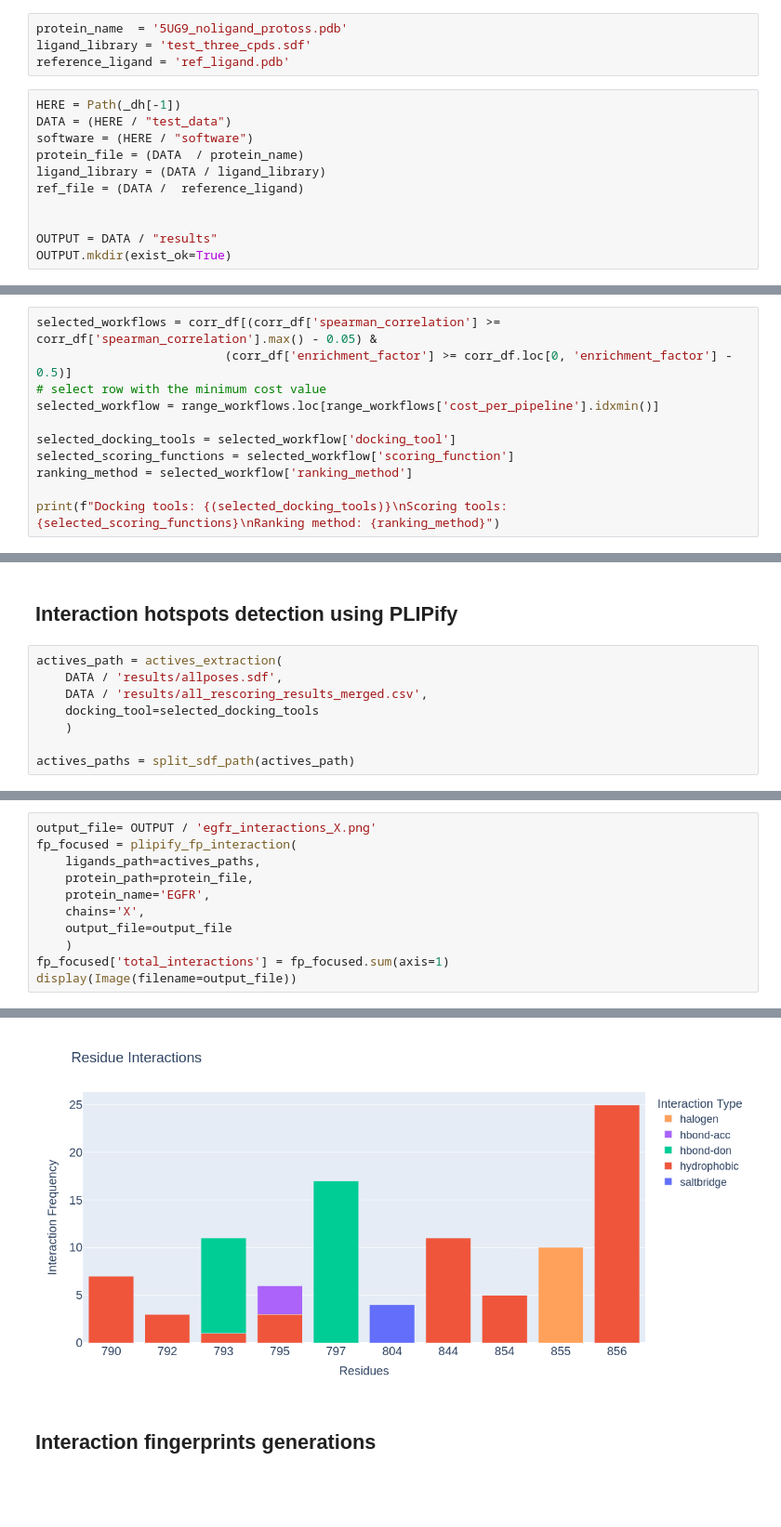
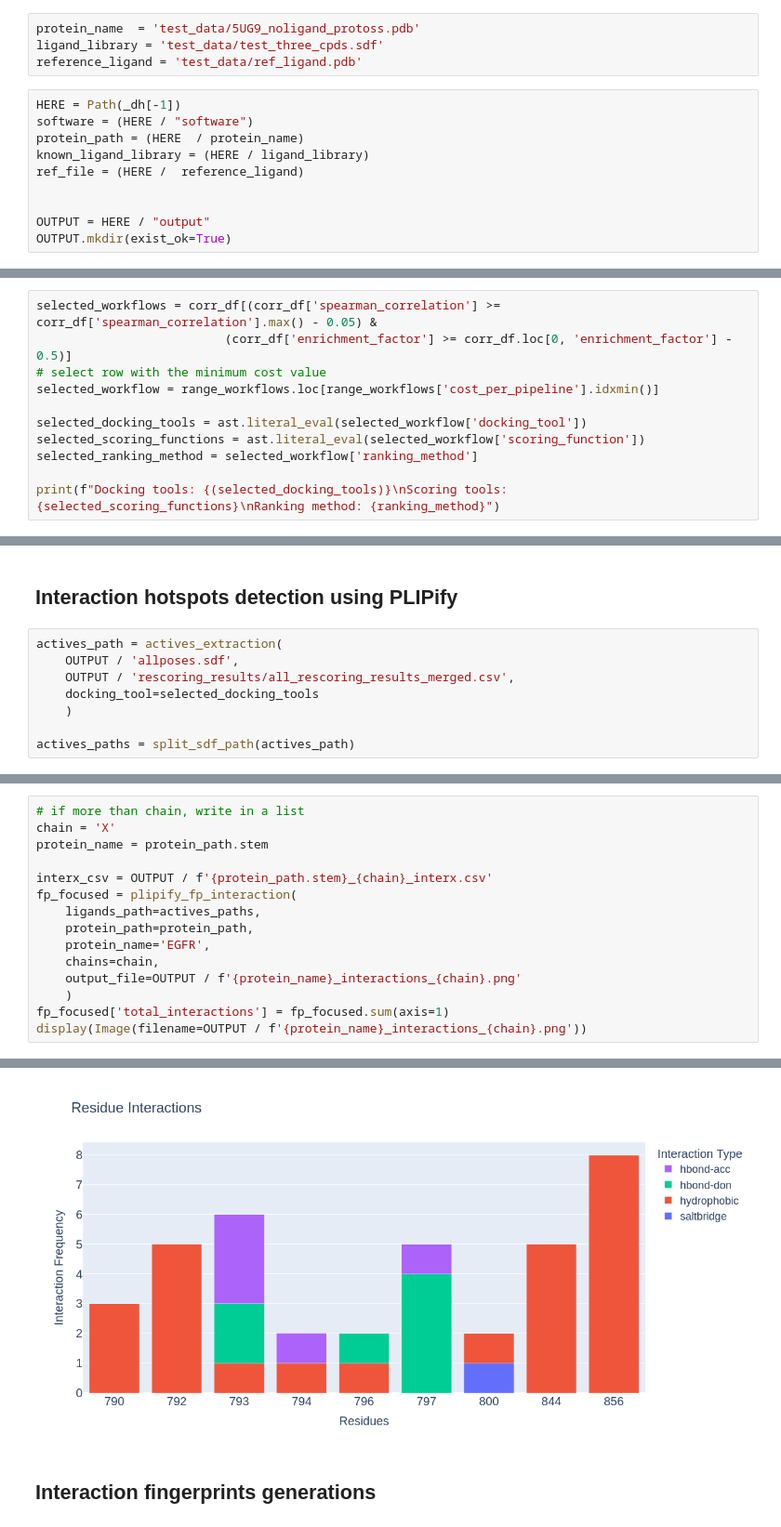
Before and after one commit to volkamerlab/MolDockLab, a Jupyter notebook: test_run.ipynb, the cells around one changed output, grey strips where cells are left out. Shown at 93% size. Drawn from its saved outputs; the diff is of its cells as text; blank space fills up the shorter version.

```diff
--- a/test_run.ipynb
+++ b/test_run.ipynb
@@ -43,17 +35,16 @@ with the subprocess module.
 # %%
-protein_name  = '5UG9_noligand_protoss.pdb'
-ligand_library = 'test_three_cpds.sdf'
-reference_ligand = 'ref_ligand.pdb'
+protein_name  = 'test_data/5UG9_noligand_protoss.pdb'
+ligand_library = 'test_data/test_three_cpds.sdf'
+reference_ligand = 'test_data/ref_ligand.pdb'
 # %%
 HERE = Path(_dh[-1])
-DATA = (HERE / "test_data")
 software = (HERE / "software")
-protein_file = (DATA  / protein_name)
-ligand_library = (DATA / ligand_library)
-ref_file = (DATA /  reference_ligand)
+protein_path = (HERE  / protein_name)
+known_ligand_library = (HERE / ligand_library)
+ref_file = (HERE /  reference_ligand)
 
 
-OUTPUT = DATA / "results"
+OUTPUT = HERE / "output"
 OUTPUT.mkdir(exist_ok=True)
 # %% [markdown]
 # MolDockLab Workflow
@@ -442,9 +330,9 @@ selected_workflows = corr_df[(corr_df['spearman_correlation'] >= corr_df['spearm
 # select row with the minimum cost value
 selected_workflow = range_workflows.loc[range_workflows['cost_per_pipeline'].idxmin()]
 
-selected_docking_tools = selected_workflow['docking_tool']
-selected_scoring_functions = selected_workflow['scoring_function']
-ranking_method = selected_workflow['ranking_method']
+selected_docking_tools = ast.literal_eval(selected_workflow['docking_tool'])
+selected_scoring_functions = ast.literal_eval(selected_workflow['scoring_function'])
+selected_ranking_method = selected_workflow['ranking_method']
 
 print(f"Docking tools: {(selected_docking_tools)}\nScoring tools: {selected_scoring_functions}\nRanking method: {ranking_method}")
 # %% [output]
@@ -496,8 +382,8 @@ Compounds are already docked and concatenated, CHECK /home/hamza/github/MolDockL
 ## Interaction hotspots detection using PLIPify
 # %%
 actives_path = actives_extraction(
-    DATA / 'results/allposes.sdf',
-    DATA / 'results/all_rescoring_results_merged.csv',
+    OUTPUT / 'allposes.sdf',
+    OUTPUT / 'rescoring_results/all_rescoring_results_merged.csv',
     docking_tool=selected_docking_tools
     )
 
@@ -507,12 +393,16 @@ Number of active compounds: 20
 # %%
-output_file= OUTPUT / 'egfr_interactions_X.png'
+# if more than chain, write in a list
+chain = 'X'
+protein_name = protein_path.stem
+
+interx_csv = OUTPUT / f'{protein_path.stem}_{chain}_interx.csv'
 fp_focused = plipify_fp_interaction(
     ligands_path=actives_paths,
-    protein_path=protein_file,
+    protein_path=protein_path,
     protein_name='EGFR',
-    chains='X',
-    output_file=output_file
+    chains=chain,
+    output_file=OUTPUT / f'{protein_name}_interactions_{chain}.png'
     )
 fp_focused['total_interactions'] = fp_focused.sum(axis=1)
-display(Image(filename=output_file))
+display(Image(filename=OUTPUT / f'{protein_name}_interactions_{chain}.png'))
 # %% [output]
@@ -536,4 +409,4 @@ Inserting 19 dupes... done.
-[figure, old version]
+[figure, new version]
 # %% [markdown]
 ## Interaction fingerprints generations
 # %%
```
Also changed, not shown: parts of 38 cells of this notebook, 4 other files.
